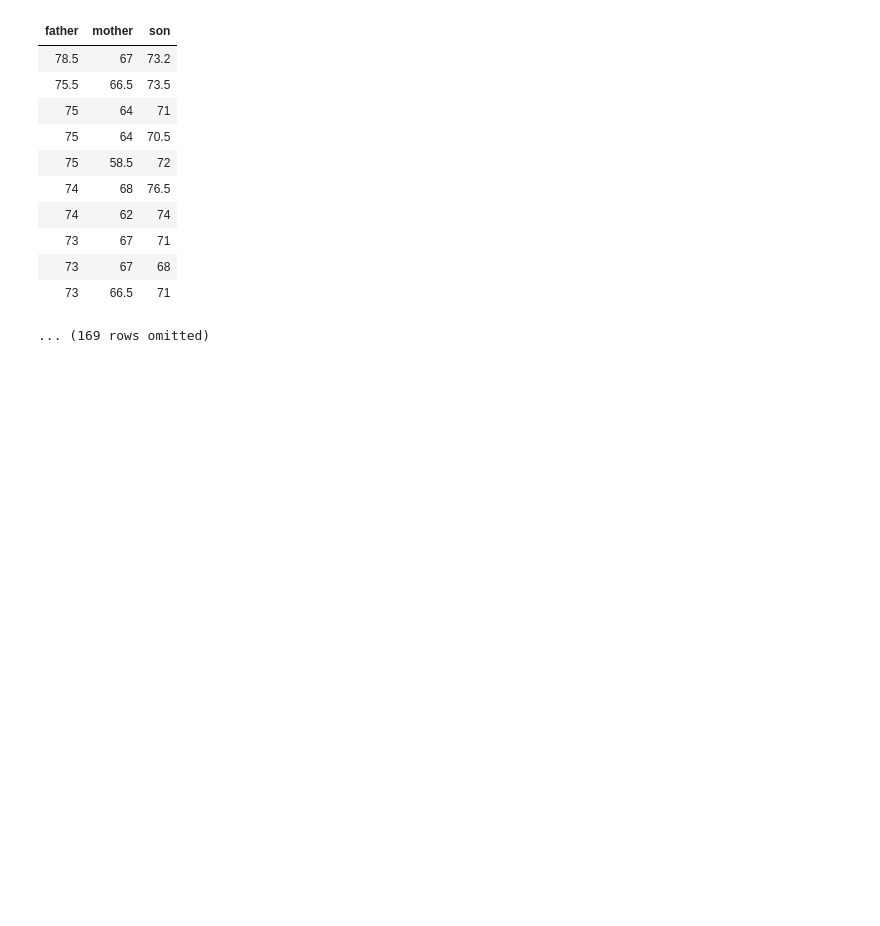
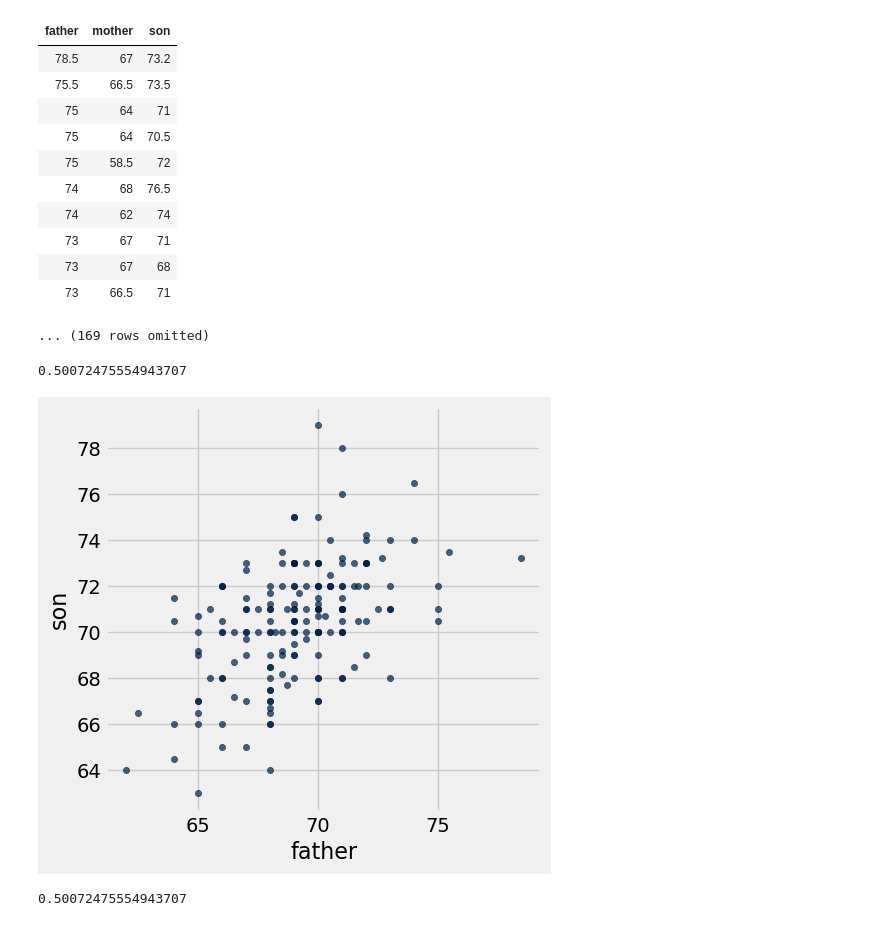
Before and after one commit to lawtonsclass/f25-code-from-class, a Jupyter notebook: data8/ch15.ipynb, the cells around one changed output. Cells and saved outputs as stored; diff of their text form; code cells hidden in the pictures; blank space fills up the shorter version.

```diff
--- a/data8/ch15.ipynb
+++ b/data8/ch15.ipynb
@@ -340,3 +340,16 @@ sons_heights
 | 73 | 67 | 68 |
 | 73 | 66.5 | 71 |
 ... (169 rows omitted)
+# %%
+sons_heights.scatter('father', 'son')
+correlation(sons_heights, 'father', 'son')
+# %% [output]
+0.50072475554943707
+[figure, added]
+# %%
+father_heights = sons_heights.column('father')
+father_su = (father_heights - np.mean(father_heights)) / np.std(father_heights)
+son_su = standard_units(sons_heights.column('son'))
+np.mean(father_su * son_su)
+# %% [output]
+0.50072475554943707
```
